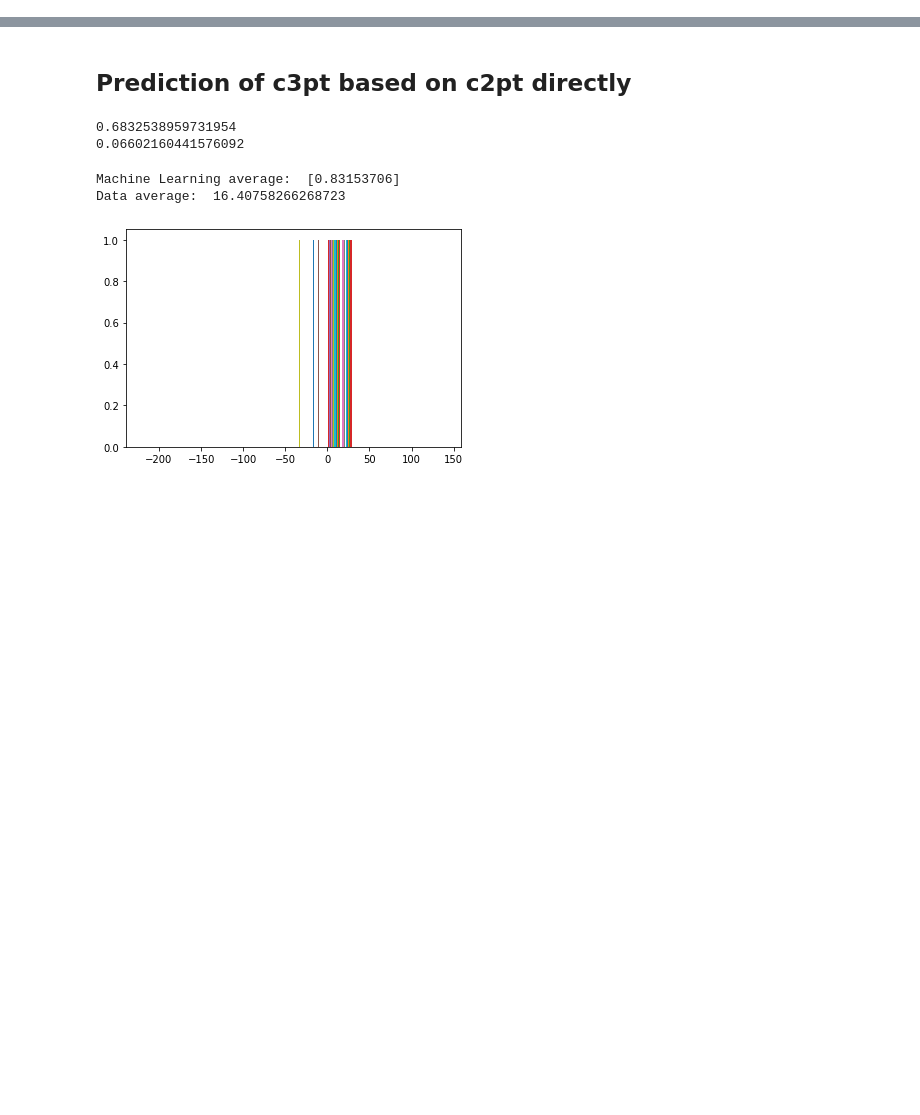
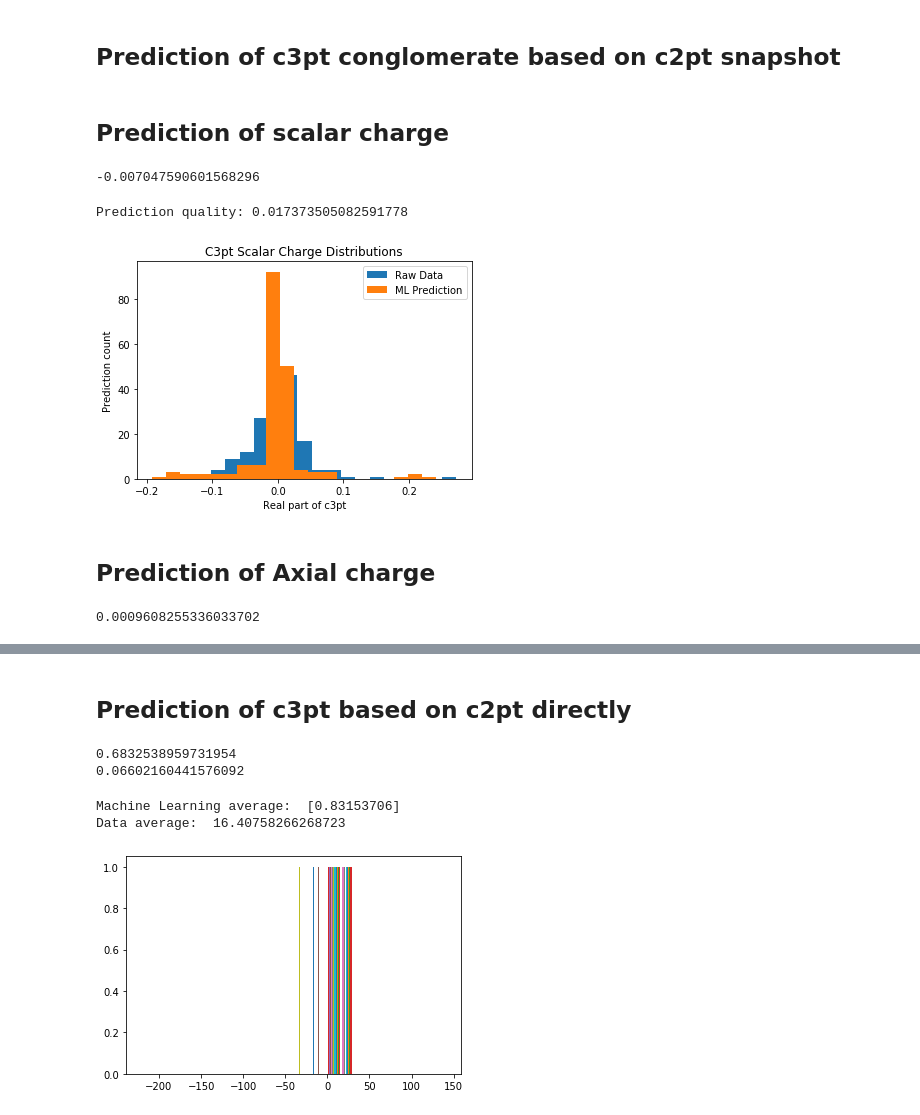
Before and after one commit to jacarolan/BNL_QCD_ML, a Jupyter notebook: ML/Python/C3pt direct prediction.ipynb, the cells around one changed output, grey strips where cells are left out. Saved outputs shown, nothing was run; the diff lists cells and outputs as text; code cells hidden in the pictures; blank space fills up the shorter version.

Commit message:
Tuned ML parameters to produce good predictions

```diff
--- a/ML/Python/C3pt direct prediction.ipynb
+++ b/ML/Python/C3pt direct prediction.ipynb
@@ -55,0 +69,2 @@ c3pt = np.array(c3pt)
+# %% [markdown]
+## Prediction of c3pt conglomerate based on c2pt snapshot
@@ -55,0 +88,66 @@ c3pt = np.array(c3pt)
+# %% [markdown]
+## Prediction of scalar charge
+# %%
+labelFrac = 0.5
+BCFrac = 0.1
+
+labelEnd = int(len(labels_S) * labelFrac)
+BCEnd    = int(len(labels_S) * (BCFrac + labelFrac))
+
+X_train, Y_train, X_bc, Y_bc, X_test, Y_test = features[:labelEnd], labels_S[:labelEnd], features[labelEnd:BCEnd], labels_S[labelEnd:BCEnd], features[BCEnd:], labels_S[BCEnd:]
+
+gbr = GradientBoostingRegressor(learning_rate=0.05, n_estimators=50, max_depth=3)
+gbr.fit(X_train, Y_train)
+
+y_bc_pred = gbr.predict(X_bc)
+
+biasCrxn = np.average(Y_bc - y_bc_pred)
+print(biasCrxn)
+# %% [output]
+-0.007047590601568296
+# %%
+trials = 0
+errors = []
+raw_RMS = 0
+ML_samples = []
+DM_samples = []
+for i in range(len(X_test)):
+    testImg = X_test[i]
+    testLabel = Y_test[i]
+    pred = gbr.predict([testImg]) + biasCrxn
+    errors.append(pred - testLabel)
+    ML_samples.append(pred[0])
+    DM_samples.append(testLabel)
+
+print("Prediction quality:", np.std(errors) / np.std(X_train))
+
+plt.hist(DM_samples, bins=20)
+plt.hist(ML_samples, bins=20)
+plt.legend(["Raw Data", "ML Prediction"])
+plt.xlabel("Real part of c3pt")
+plt.ylabel("Prediction count")
+plt.title("C3pt Scalar Charge Distributions")
+plt.show()
+# %% [output]
+Prediction quality: 0.017373505082591778
+[figure, added]
+# %% [markdown]
+## Prediction of Axial charge
+# %%
+labelFrac = 0.5
+BCFrac = 0.1
+
+labelEnd = int(len(labels_A) * labelFrac)
+BCEnd    = int(len(labels_A) * (BCFrac + labelFrac))
+
+X_train, Y_train, X_bc, Y_bc, X_test, Y_test = features[:labelEnd], labels_A[:labelEnd], features[labelEnd:BCEnd], labels_A[labelEnd:BCEnd], features[BCEnd:], labels_A[BCEnd:]
+
+gbr = GradientBoostingRegressor(learning_rate=0.05, n_estimators=50, max_depth=3)
+gbr.fit(X_train, Y_train)
+
+y_bc_pred = gbr.predict(X_bc)
+
+biasCrxn = np.average(Y_bc - y_bc_pred)
+print(biasCrxn)
+# %% [output]
+0.0009608255336033702
```
Also changed, not shown: parts of 18 cells of this notebook, 3 other files.
